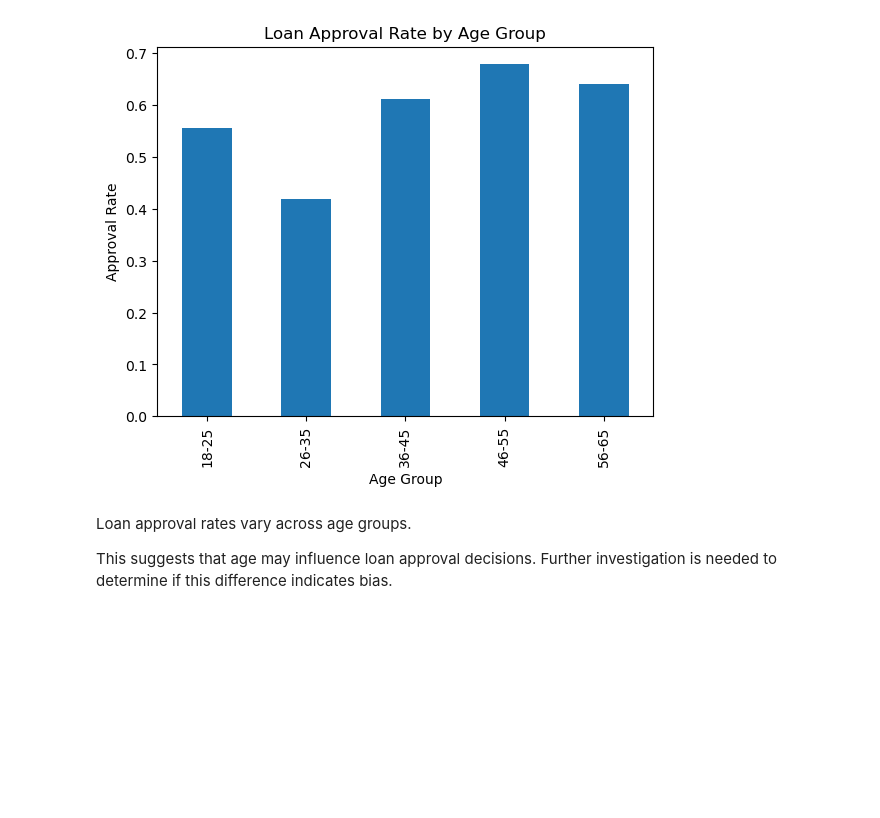
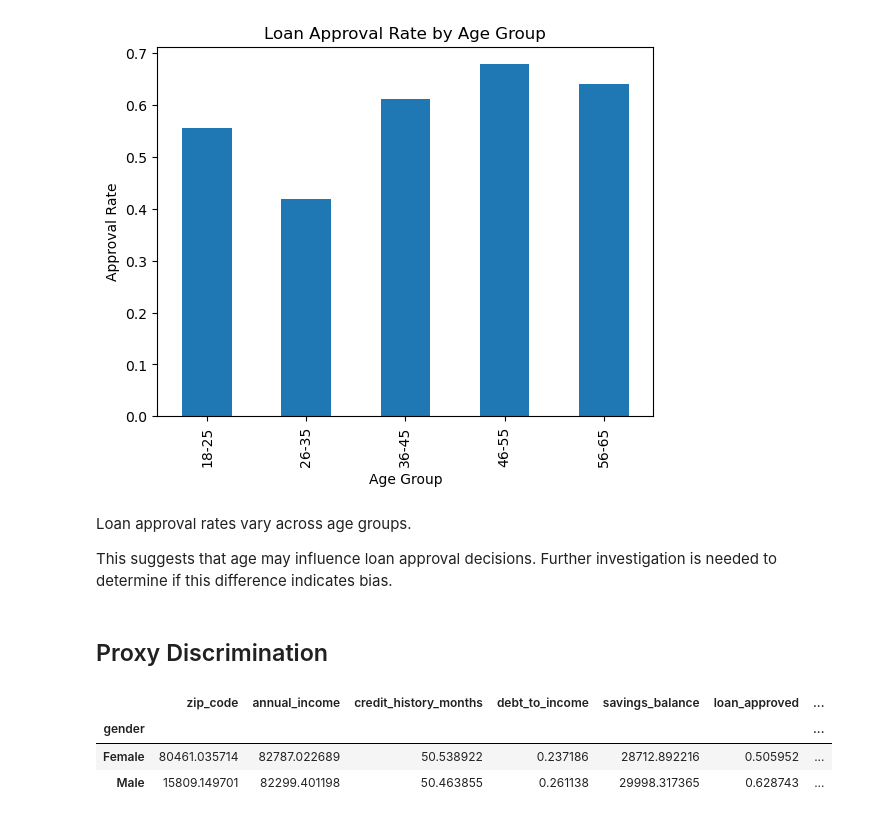
Before and after one commit to JonasKnosp/dego-project-team11-TXC, a Jupyter notebook: notebooks/02-bias-analysis.ipynb, the cells around one changed output. Drawn from its saved outputs; the diff is of its cells as text; code cells hidden in the pictures; blank space fills up the shorter version.

```diff
--- a/notebooks/02-bias-analysis.ipynb
+++ b/notebooks/02-bias-analysis.ipynb
@@ -137,3 +137,12 @@ Loan approval rates vary across age groups.
 
 This suggests that age may influence loan approval decisions.
 Further investigation is needed to determine if this difference indicates bias.
+# %% [markdown]
+## Proxy Discrimination
+# %%
+df.groupby("gender").mean(numeric_only=True)
+# %% [output]
+|  | zip_code | annual_income | credit_history_months | debt_to_income | savings_balance | loan_approved | ... |
+| gender |  |  |  |  |  |  | ... |
+| Female | 80461.035714 | 82787.022689 | 50.538922 | 0.237186 | 28712.892216 | 0.505952 | ... |
+| Male | 15809.149701 | 82299.401198 | 50.463855 | 0.261138 | 29998.317365 | 0.628743 | ... |
```
Also changed, not shown: parts of 4 cells of this notebook.
